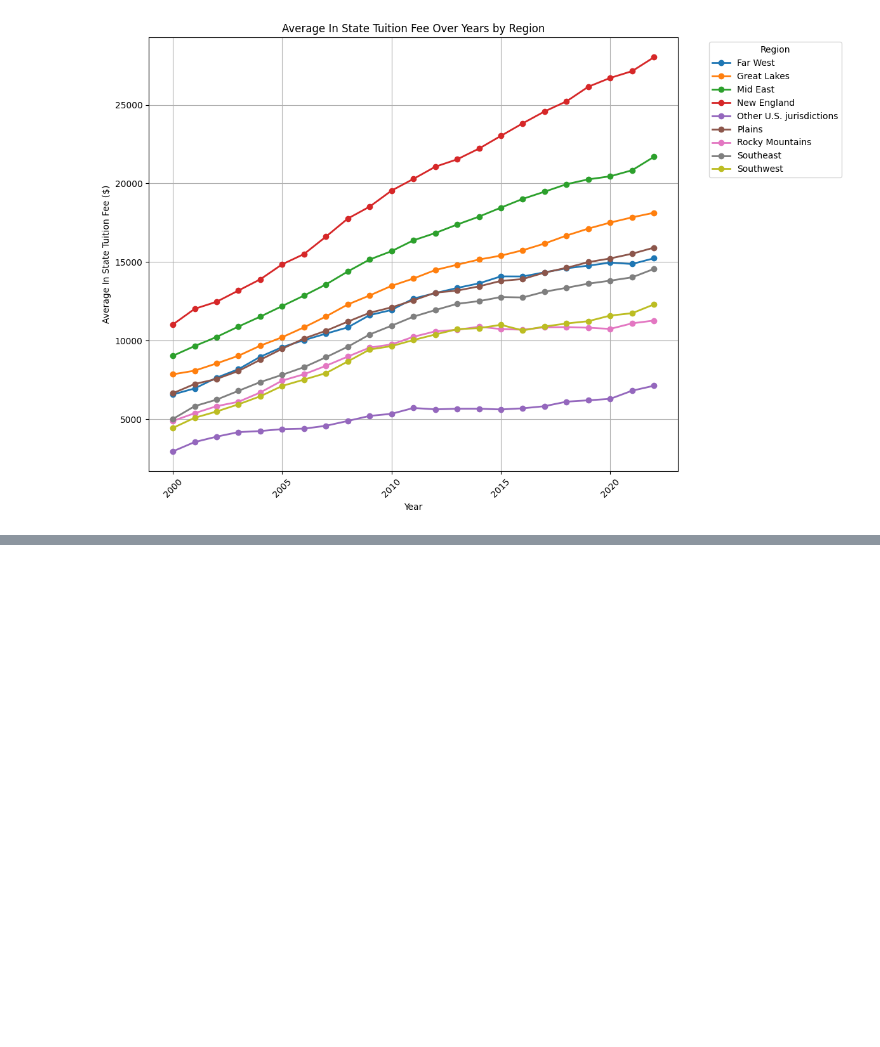
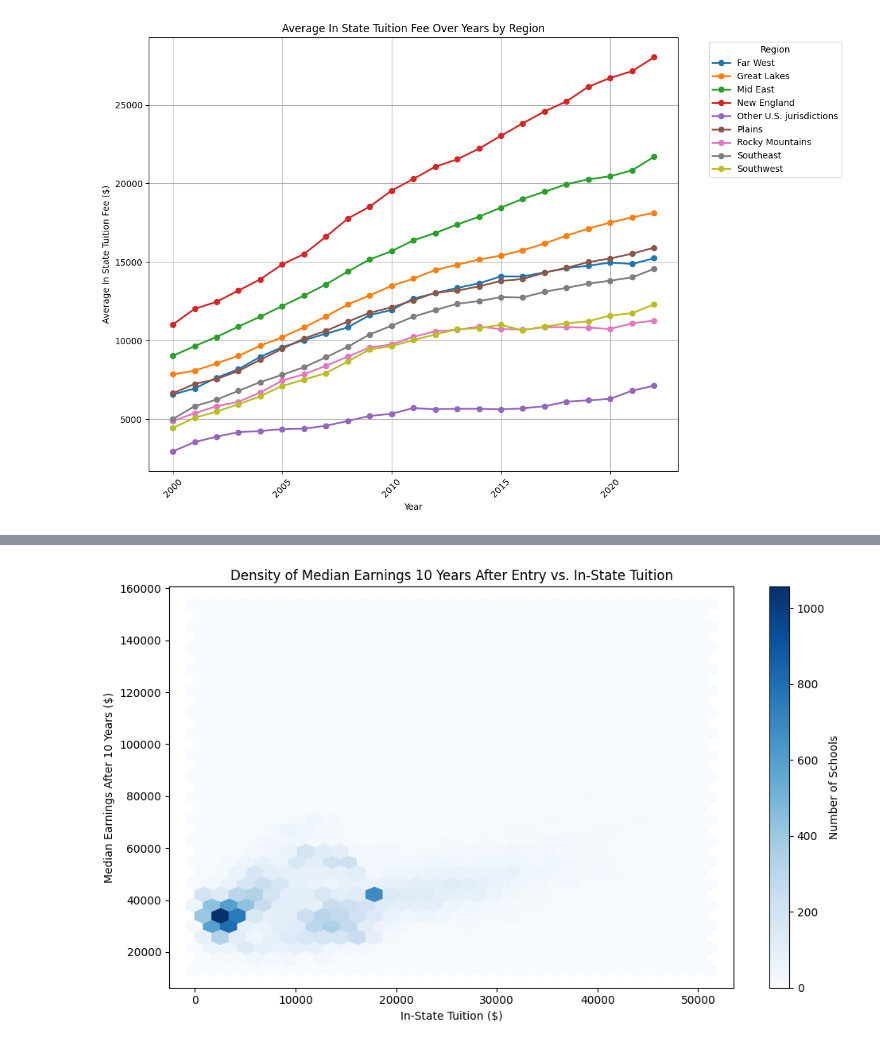
Before and after one commit to cambentz/CSC302-Group10-Final, a Jupyter notebook: notebooks/scorecard_merge_year.ipynb, the cells around one changed output, grey strips where cells are left out. Drawn from its saved outputs; the diff is of its cells as text; code cells hidden in the pictures; blank space fills up the shorter version.

```diff
--- a/notebooks/scorecard_merge_year.ipynb
+++ b/notebooks/scorecard_merge_year.ipynb
@@ -283,0 +469,11 @@ plt.show()
+# %%
+plt.figure(figsize=(10, 6))
+plt.hexbin(df['TUITIONFEE_IN'], df['MN_EARN_WNE_P10'], gridsize=30, cmap='Blues')
+plt.colorbar(label='Number of Schools')
+plt.title('Density of Median Earnings 10 Years After Entry vs. In-State Tuition')
+plt.xlabel('In-State Tuition ($)')
+plt.ylabel('Median Earnings After 10 Years ($)')
+plt.tight_layout()
+plt.show()
+# %% [output]
+[figure, added]
```
Also changed, not shown: parts of 23 cells of this notebook.
